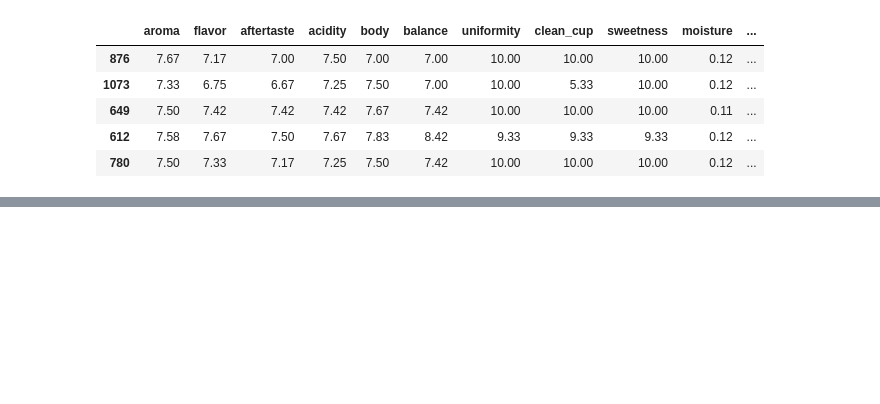
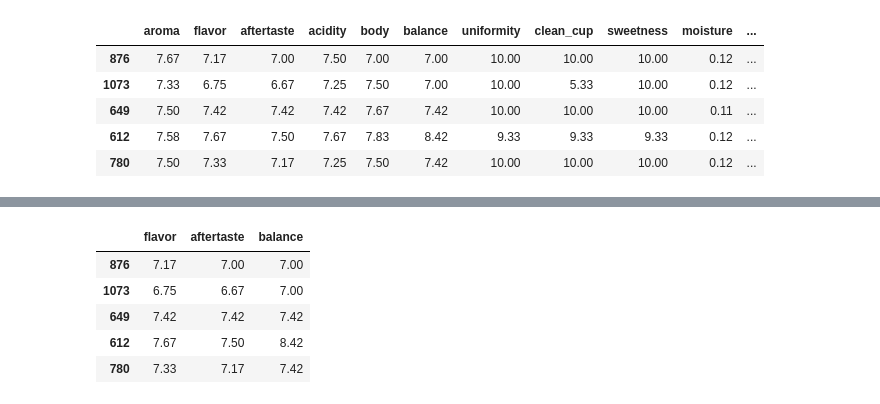
Before and after one commit to lamccart15/Coffee_Ratings, a Jupyter notebook: coffee_LR.ipynb, the cells around one changed output, grey strips where cells are left out. Saved outputs shown, nothing was run; the diff lists cells and outputs as text; code cells hidden in the pictures; blank space fills up the shorter version.

```diff
--- a/coffee_LR.ipynb
+++ b/coffee_LR.ipynb
@@ -108,0 +125,9 @@ plt.savefig('residual_plot.png')
+# %%
+X_train2.head()
+# %% [output]
+|  | flavor | aftertaste | balance |
+| 876 | 7.17 | 7.00 | 7.00 |
+| 1073 | 6.75 | 6.67 | 7.00 |
+| 649 | 7.42 | 7.42 | 7.42 |
+| 612 | 7.67 | 7.50 | 8.42 |
+| 780 | 7.33 | 7.17 | 7.42 |
```
Also changed, not shown: parts of 13 cells of this notebook.
